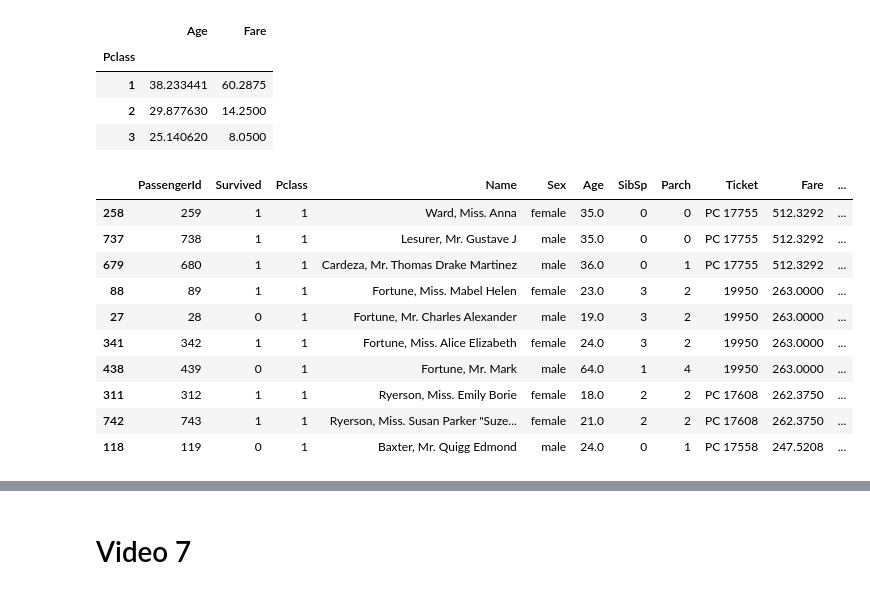
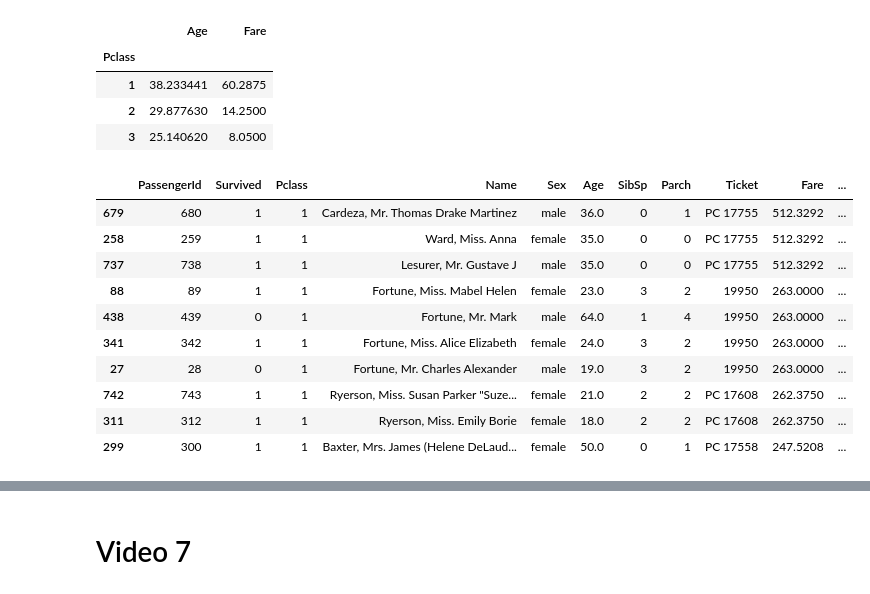
Before and after one commit to kishan-data/pandas_titanic_data_analysis, a Jupyter notebook: Pandas_titanic_data_analysis.ipynb, the cells around one changed output, grey strips where cells are left out. Drawn from its saved outputs; the diff is of its cells as text; code cells hidden in the pictures.

```diff
--- a/Pandas_titanic_data_analysis.ipynb
+++ b/Pandas_titanic_data_analysis.ipynb
@@ -699,3 +699,7 @@ df[(df['Embarked'].isin(['Q','C'])) & (df['Pclass'].isin([1,2])) & (df['Survived
 # %%
 # Q12: List all passengers who had a cabin on deck 'B' (you'll need to extract the first letter from the
 # Cabin number using .str attribute on the column cabin) and were traveling alone (no siblings/spouses/parents/children).
+
+df['Deck'] = df['Cabin'].str[0]
+
+df[(df['Deck'] == 'B') & (df['SibSp'] == 0) & (df['Parch'] == 0)]
@@ -726,17 +805,17 @@ class_stats
 # %%
 # Q17 Sort the passengers by fare in descending order and display the top 10 most expensive tickets.
 
-top_fares =
+top_fares = df.sort_values('Fare',ascending=False).head(10)
 top_fares
 # %% [output]
 |  | PassengerId | Survived | Pclass | Name | Sex | Age | SibSp | Parch | Ticket | Fare | ... |
+| 679 | 680 | 1 | 1 | Cardeza, Mr. Thomas Drake Martinez | male | 36.0 | 0 | 1 | PC 17755 | 512.3292 | ... |
 | 258 | 259 | 1 | 1 | Ward, Miss. Anna | female | 35.0 | 0 | 0 | PC 17755 | 512.3292 | ... |
 | 737 | 738 | 1 | 1 | Lesurer, Mr. Gustave J | male | 35.0 | 0 | 0 | PC 17755 | 512.3292 | ... |
-| 679 | 680 | 1 | 1 | Cardeza, Mr. Thomas Drake Martinez | male | 36.0 | 0 | 1 | PC 17755 | 512.3292 | ... |
 | 88 | 89 | 1 | 1 | Fortune, Miss. Mabel Helen | female | 23.0 | 3 | 2 | 19950 | 263.0000 | ... |
+| 438 | 439 | 0 | 1 | Fortune, Mr. Mark | male | 64.0 | 1 | 4 | 19950 | 263.0000 | ... |
+| 341 | 342 | 1 | 1 | Fortune, Miss. Alice Elizabeth | female | 24.0 | 3 | 2 | 19950 | 263.0000 | ... |
 | 27 | 28 | 0 | 1 | Fortune, Mr. Charles Alexander | male | 19.0 | 3 | 2 | 19950 | 263.0000 | ... |
-| 341 | 342 | 1 | 1 | Fortune, Miss. Alice Elizabeth | female | 24.0 | 3 | 2 | 19950 | 263.0000 | ... |
-| 438 | 439 | 0 | 1 | Fortune, Mr. Mark | male | 64.0 | 1 | 4 | 19950 | 263.0000 | ... |
+| 742 | 743 | 1 | 1 | Ryerson, Miss. Susan Parker "Suze... | female | 21.0 | 2 | 2 | PC 17608 | 262.3750 | ... |
 | 311 | 312 | 1 | 1 | Ryerson, Miss. Emily Borie | female | 18.0 | 2 | 2 | PC 17608 | 262.3750 | ... |
-| 742 | 743 | 1 | 1 | Ryerson, Miss. Susan Parker "Suze... | female | 21.0 | 2 | 2 | PC 17608 | 262.3750 | ... |
-| 118 | 119 | 0 | 1 | Baxter, Mr. Quigg Edmond | male | 24.0 | 0 | 1 | PC 17558 | 247.5208 | ... |
+| 299 | 300 | 1 | 1 | Baxter, Mrs. James (Helene DeLaud... | female | 50.0 | 0 | 1 | PC 17558 | 247.5208 | ... |
```
Also changed, not shown: parts of 14 cells of this notebook.
